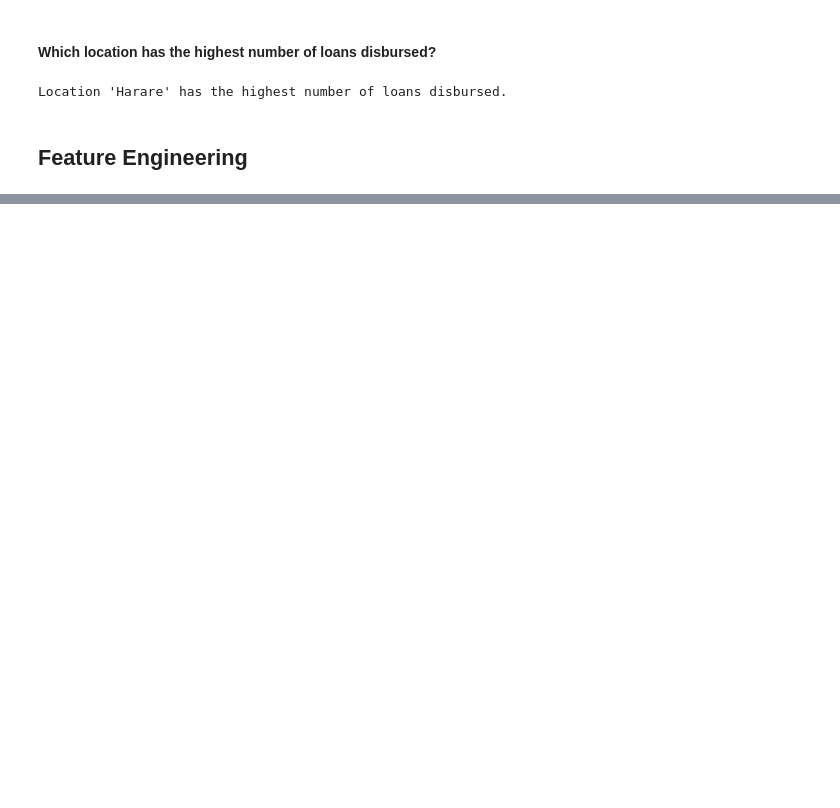
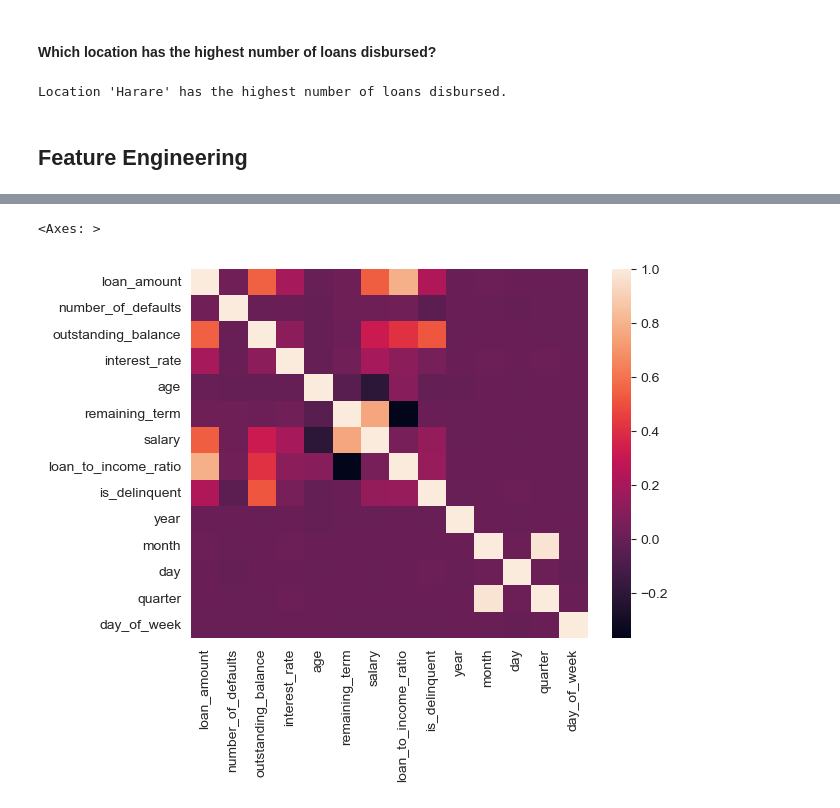
Before and after one commit to kudzaiprichard/loan_prediction_api, a Jupyter notebook: probability_of_default.ipynb, the cells around one changed output, grey strips where cells are left out. Saved outputs shown, nothing was run; the diff lists cells and outputs as text; code cells hidden in the pictures; blank space fills up the shorter version.

```diff
--- a/probability_of_default.ipynb
+++ b/probability_of_default.ipynb
@@ -553,0 +635,3 @@ string_features = data.select_dtypes(include=[object]).columns.to_list()
+# %%
+# Drop the disbursement_date feature to reduce redundancy
+clean_data.drop(columns = ["disbursement_date"], inplace=True)
@@ -553,0 +688,2 @@ string_features = data.select_dtypes(include=[object]).columns.to_list()
+# %%
+clean_data = clean_data.loc[:, ~clean_data.columns.duplicated(keep='first')]
@@ -553,0 +701,3 @@ string_features = data.select_dtypes(include=[object]).columns.to_list()
+# %%
+numerical_features = clean_data.select_dtypes(include=[int,float]).columns.to_list()
+string_features = clean_data.select_dtypes(include=[object]).columns.to_list()
@@ -553,0 +706,3 @@ string_features = data.select_dtypes(include=[object]).columns.to_list()
+# %%
+corr_matrix = clean_data[numerical_features].corr()
+corr_matrix
@@ -553,0 +725,5 @@ string_features = data.select_dtypes(include=[object]).columns.to_list()
+# %%
+sns.heatmap(corr_matrix)
+# %% [output]
+<Axes: >
+[figure, added]
```
Also changed, not shown: parts of 96 cells of this notebook.
